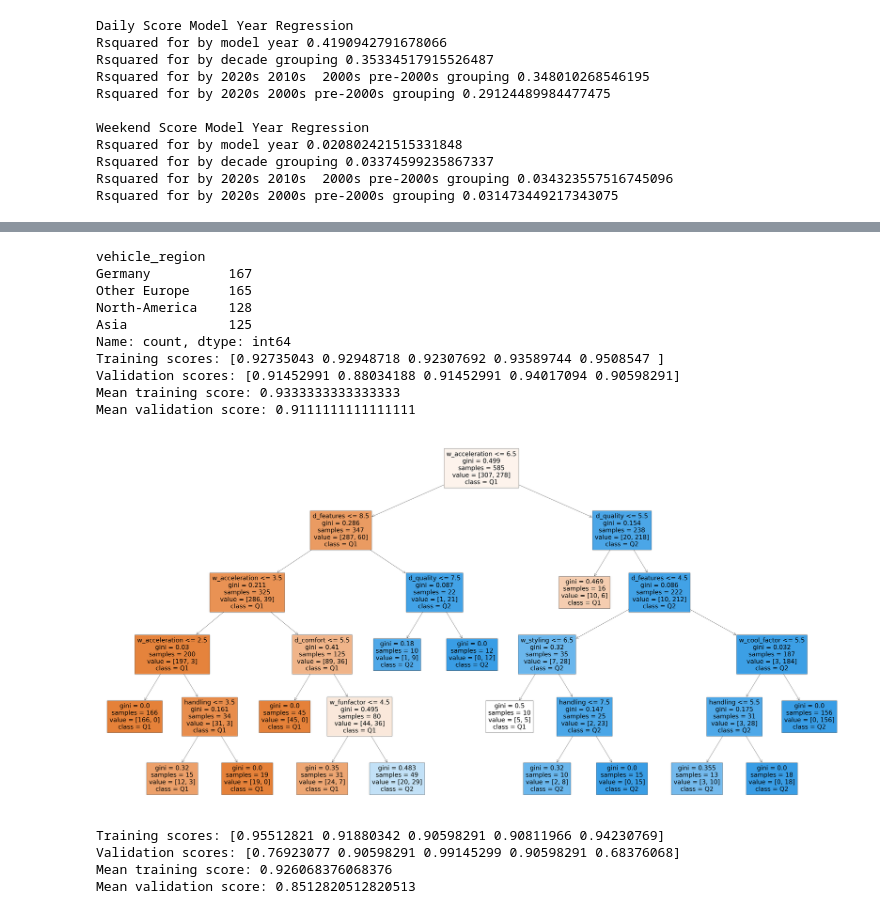
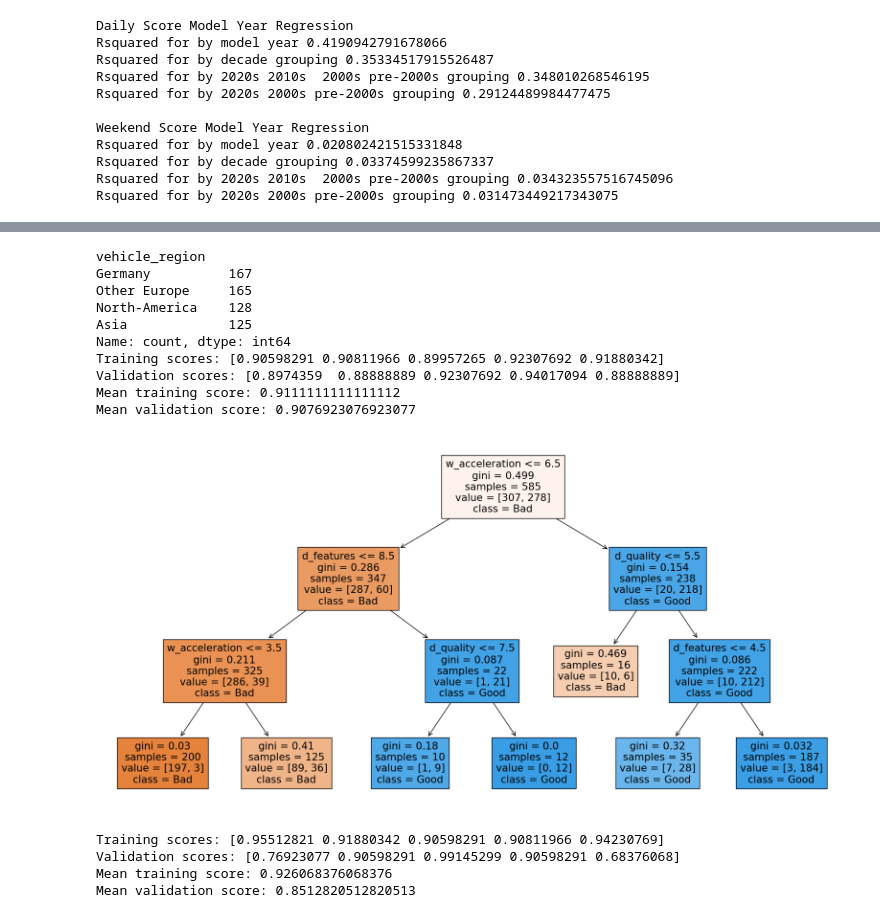
Before and after one commit to zcstarr/dougscore, a Jupyter notebook: dougs.ipynb, the cells around one changed output, grey strips where cells are left out. Saved outputs shown, nothing was run; the diff lists cells and outputs as text; code cells hidden in the pictures.

```diff
--- a/dougs.ipynb
+++ b/dougs.ipynb
@@ -87,7 +87,12 @@ df = pd.concat([df, pd.get_dummies(df["model_year_10"], drop_first=False, prefix
 df = pd.concat([df, pd.get_dummies(df["model_year_4"], drop_first=False, prefix="my4").astype(int)], axis=1)
 df = pd.concat([df, pd.get_dummies(df["model_year_3"], drop_first=False, prefix="my3").astype(int)], axis=1)
 df = pd.concat([df, pd.get_dummies(df["model_year_2"], drop_first=False, prefix="my2").astype(int)], axis=1)
-df['Acura']
+
+#one hot encoding vehicle and film country
+df = pd.concat([df, pd.get_dummies(df["vehicle_region"], drop_first=False, prefix="vr").astype(int)], axis=1)
+df = pd.concat([df, pd.get_dummies(df["vehicle_country"], drop_first=False, prefix="vc").astype(int)], axis=1)
+df = pd.concat([df, pd.get_dummies(df["film_region"], drop_first=False, prefix="fr").astype(int)], axis=1)
+df = pd.concat([df, pd.get_dummies(df["film_country"], drop_first=False, prefix="fc").astype(int)], axis=1)
 # %% [output]
 23.0
 [figure]
@@ -1134,6 +1195,7 @@ from sklearn.tree import DecisionTreeClassifier,plot_tree
 from sklearn.preprocessing import OneHotEncoder
 from sklearn.model_selection import cross_validate
 from sklearn.model_selection import StratifiedKFold
+# We'll bin with all the features first
 
 # here we're taking a look at the splitting up the doug score into categories binning it into quintiles
 # this will allow us to see the distribution of the doug score to predict the quintile bottom 20%, to top 20% of cars
@@ -1190,7 +1252,7 @@ y = df['doug_quantile']
 
 
 # Create a decision tree classifier and fit it to the data
-clf = DecisionTreeClassifier(max_depth=5,criterion='gini', random_state=42, min_samples_split=10, min_samples_leaf=10)  # Limiting depth for visualization purposes
+clf = DecisionTreeClassifier(max_depth=3,criterion='gini', random_state=42, min_samples_split=10, min_samples_leaf=10)  # Limiting depth for visualization purposes
 # Perform 5-fold cross-validation on the decision tree classifier
 stratified_kfold = StratifiedKFold(n_splits=5, shuffle=True, random_state=42)
 cv_results = cross_validate(clf, X, y, cv=stratified_kfold, return_train_score=True)
@@ -1198,40 +1260,40 @@ cv_results = cross_validate(clf, X, y, cv=stratified_kfold, return_train_score=T
 print('Training scores:', cv_results['train_score'])
 print('Validation scores:', cv_results['test_score'])
 print('Mean training score:', cv_results['train_score'].mean())
 print('Mean validation score:', cv_results['test_score'].mean())
 
 clf.fit(X, y)
 
 
 # Map the one-hot encoded columns back to the original categorical values
 X_decoded = encoder.inverse_transform(X_encoded)
 X_decoded_df = pd.DataFrame(X_decoded, columns=cat_features)
 
 # Visualize the decision tree
-plt.figure(figsize=(80,40))
-plot_tree(clf, feature_names=list(X.columns), class_names=['Q1', 'Q2', 'Q3', 'Q4', 'Q5'], filled=True)
+plt.figure(figsize=(20,10))
+plot_tree(clf, feature_names=list(X.columns), class_names=['Bad', 'Good', 'Q3', 'Q4', 'Q5'], filled=True)
 #plt.show()
 
 # I tried removing category data and only gained marginal improvement in the model
 
 # Extract the decision paths for each target class
 path_indicator = clf.decision_path(X)
 path_indicator_csr = path_indicator.tocsr()
 paths = []
 for i in range(clf.n_classes_):
     paths.append(path_indicator_csr[:, clf.tree_.children_left[0]:clf.tree_.children_right[0]].toarray())
 # %% [output]
 vehicle_region
 Germany          167
 Other Europe     165
 North-America    128
 Asia             125
 Name: count, dtype: int64
-Training scores: [0.92735043 0.92948718 0.92307692 0.93589744 0.9508547 ]
-Validation scores: [0.91452991 0.88034188 0.91452991 0.94017094 0.90598291]
-Mean training score: 0.9333333333333333
-Mean validation score: 0.9111111111111111
+Training scores: [0.90598291 0.90811966 0.89957265 0.92307692 0.91880342]
+Validation scores: [0.8974359  0.88888889 0.92307692 0.94017094 0.88888889]
+Mean training score: 0.9111111111111112
+Mean validation score: 0.9076923076923077
-[figure, old version]
+[figure, new version]
 # %%
 from sklearn.ensemble import RandomForestClassifier
 from sklearn.preprocessing import OneHotEncoder
```
Also changed, not shown: parts of 6 cells of this notebook.
